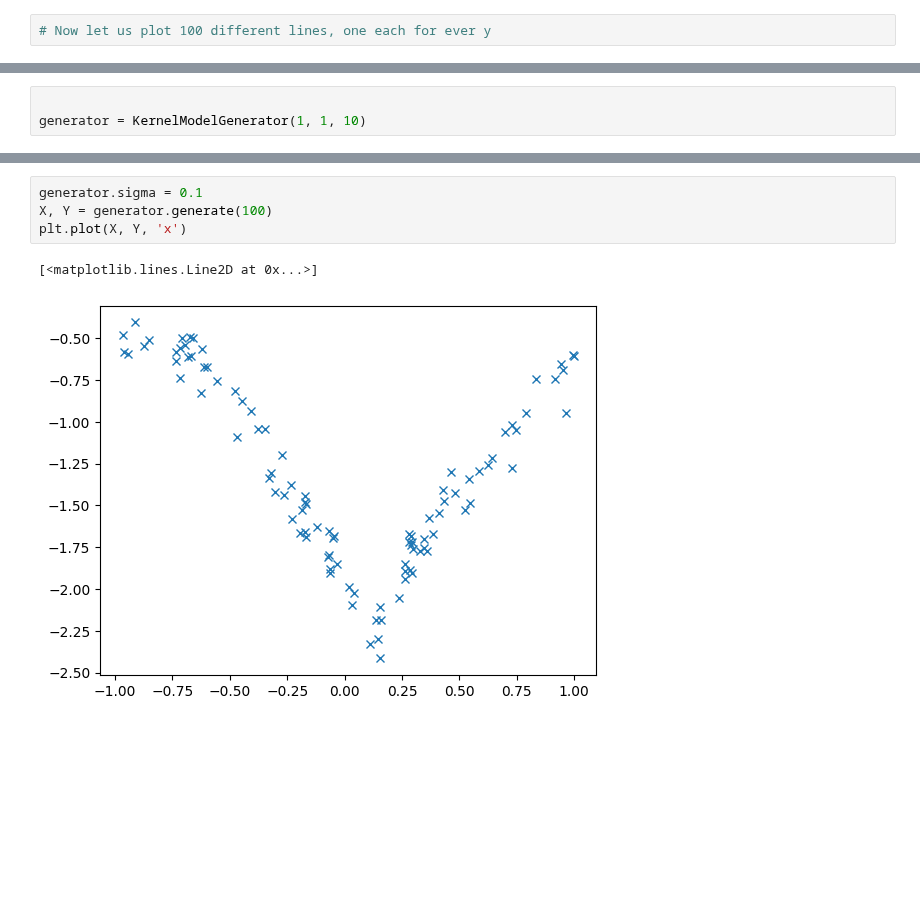
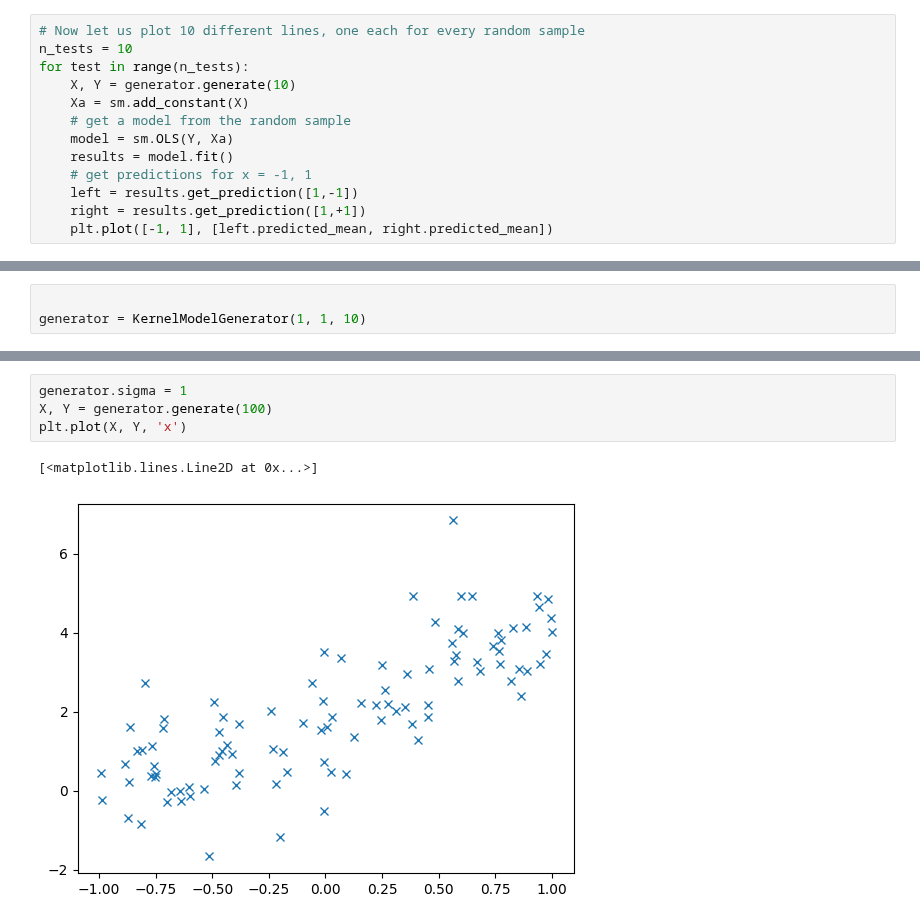
Before and after one commit to olethrosdc/machine-learning-neuch, a Jupyter notebook: BSc/src/Regression/RegressionDemonstration.ipynb, the cells around one changed output, grey strips where cells are left out. Cells and saved outputs as stored; diff of their text form; blank space fills up the shorter version.

```diff
--- a/BSc/src/Regression/RegressionDemonstration.ipynb
+++ b/BSc/src/Regression/RegressionDemonstration.ipynb
@@ -97,2 +98,13 @@ plt.savefig("linear_fit.pdf")
 # %%
-# Now let us plot 100 different lines, one each for ever y
+# Now let us plot 10 different lines, one each for every random sample
+n_tests = 10
+for test in range(n_tests):
+    X, Y = generator.generate(10)
+    Xa = sm.add_constant(X)
+    # get a model from the random sample
+    model = sm.OLS(Y, Xa)
+    results = model.fit()
+    # get predictions for x = -1, 1
+    left = results.get_prediction([1,-1])
+    right = results.get_prediction([1,+1])
+    plt.plot([-1, 1], [left.predicted_mean, right.predicted_mean])
@@ -136,10 +151,10 @@ plt.plot(X, Y, 'x')
 # %%
-generator.sigma = 0.1
+generator.sigma = 1
 X, Y = generator.generate(100)
 plt.plot(X, Y, 'x')
 # %% [output]
 [<matplotlib.lines.Line2D at 0x...>]
-[figure, old version]
+[figure, new version]
 # %%
 Xa = sm.add_constant(X)
 model = sm.OLS(Y, Xa)
```
Also changed, not shown: parts of 11 cells of this notebook, 3 other files.
